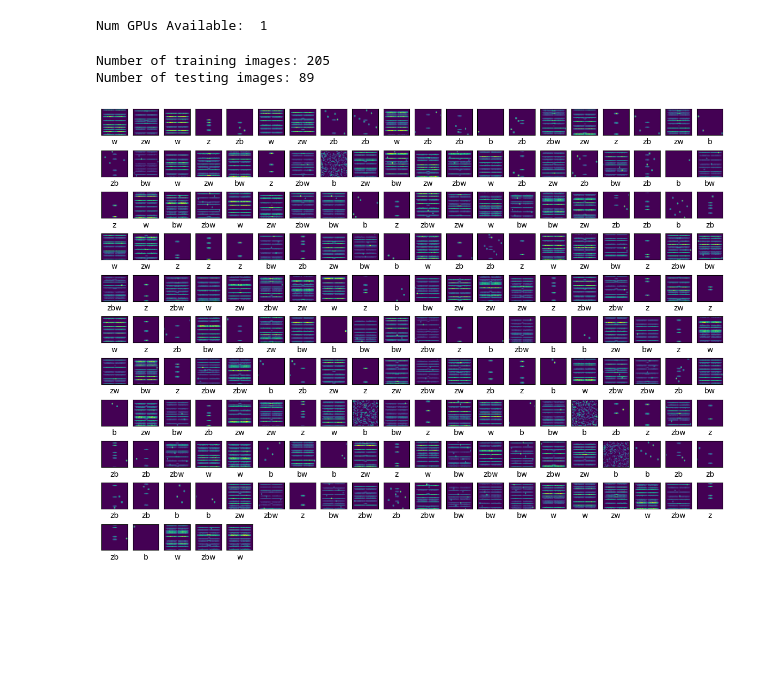
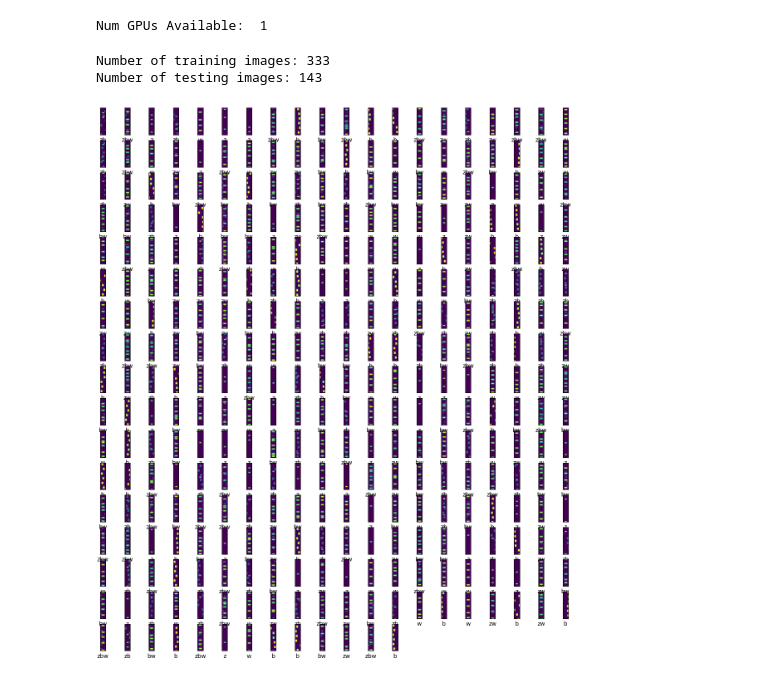
Before and after one commit to sds100/TinyMLSpectrumSensing, a Jupyter notebook: training/spectrum_painting.ipynb, the cells around one changed output. Drawn from its saved outputs; the diff is of its cells as text; code cells hidden in the pictures; blank space fills up the shorter version.

```diff
--- a/training/spectrum_painting.ipynb
+++ b/training/spectrum_painting.ipynb
@@ -19,36 +19,36 @@ Num GPUs Available:  1
 # %%
 # Reload spectrum painting module in case the code changed
 # and you want what is executed to be what you told the computer
 # to do.
 reload(sp_data)
 reload(sp_plot)
 reload(sp_predict)
 reload(sp_training)
 
 spectrograms = sp_data.load_spectrograms(data_dir="data/matlab",
                                          snr=30,
                                          # 20 MHz
                                          sample_rate=20000000)
 
 train_test_sets = sp_training.create_spectrum_painting_train_test_sets(
     spectrograms=spectrograms,
     options=sp_training.SpectrumPaintingTrainingOptions(
-        spectrogram_length=4000,
-        downsample_resolution=32,
+        spectrogram_length=2500,
+        downsample_resolution=64,
         k=3,
-        l=1,
-        d=1,
+        l=16,
+        d=4,
         color_depth=256
     )
 )
 
 print(f"Number of training images: {len(train_test_sets.y_train)}")
 print(f"Number of testing images: {len(train_test_sets.y_test)}")
 sp_plot.plot_train_images(train_test_sets.x_train_augmented, train_test_sets.y_train, train_test_sets.label_names)
 # %% [output]
-Number of training images: 205
-Number of testing images: 89
+Number of training images: 333
+Number of testing images: 143
-[figure, old version]
+[figure, new version]
 # %%
 reload(sp_model)
 
```
Also changed, not shown: parts of 8 cells of this notebook, 4 other files.
